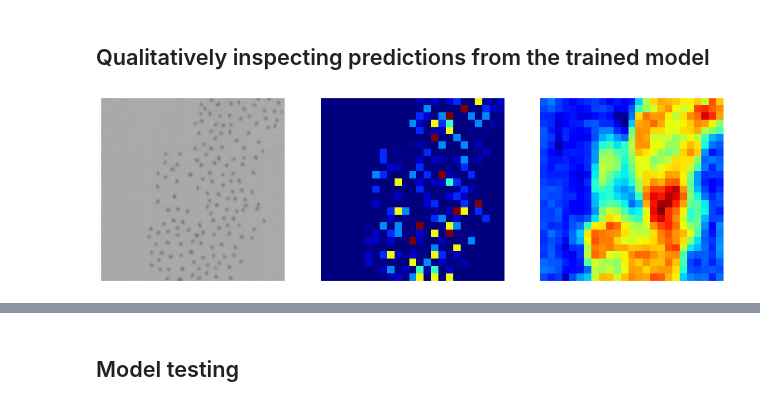
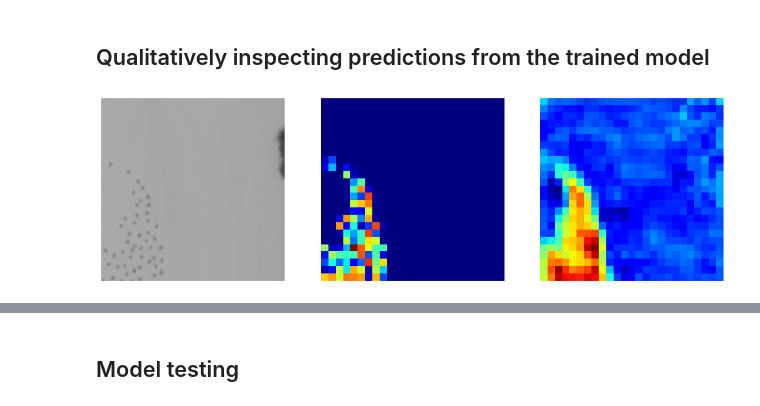
Before and after one commit to emiliolr/counting-cranes, a Jupyter notebook: density_estimation/ASPDNet_experiments.ipynb, the cells around one changed output, grey strips where cells are left out. Cells and saved outputs as stored; diff of their text form; code cells hidden in the pictures.

```diff
--- a/density_estimation/ASPDNet_experiments.ipynb
+++ b/density_estimation/ASPDNet_experiments.ipynb
@@ -90,12 +90,14 @@ bird_dataset_train = BirdDataset(root_dir = DATA_FP,
                                  annotation_mode = 'points',
                                  num_tiles = 5,
                                  max_neg_examples = 1,
-                                 tile_size = tile_size)
+                                 tile_size = tile_size,
+                                 sigma = 3)
 bird_dataset_eval = BirdDataset(root_dir = DATA_FP,
                                 transforms = get_transforms(train = False),
                                 tiling_method = 'w_o_overlap', #tiling w/o overlap for validation/testing
                                 annotation_mode = 'points',
-                                tile_size = tile_size)
+                                tile_size = tile_size,
+                                sigma = 3)
 
 #  here, we limit which PARENT images each set gets!
 indices = torch.randperm(len(bird_dataset_train)).tolist()
@@ -157,7 +157,7 @@ model.load_state_dict(torch.load(os.path.join(MODEL_SAVE_FP, 'ASPDNet', save_nam
 pl_model = ASPDNetLightning(model = model, lr = HYPERPARAMETERS['learning_rate'])
 # %%
 #ALTERNATIVE: load the model using a PyTorch Lightning checkpoint
-save_name = 'ASPDNet_freeze_VGG_w_checkpoint_6.24.2021.ckpt'
+save_name = 'ASPDNet_sigma=3_6.25.2021.ckpt'
 model = ASPDNet()
 pl_model = ASPDNetLightning.load_from_checkpoint(os.path.join(MODEL_SAVE_FP, 'ASPDNet', save_name), model = model, lr = HYPERPARAMETERS['learning_rate'])
 # %%
@@ -175,20 +175,20 @@ invTrans = transforms.Compose([transforms.Normalize(mean = [ 0., 0., 0.],
                                ])
 # %%
 #Inspecting predicted densities against images
-index = 3
+index = 5
 img = invTrans(images[index])
 img = (np.moveaxis(img.numpy(), 0, -1) * 255).astype(np.uint8)
 den = preds[index].detach().squeeze(0)
 gt_den = densities[index]
 
 f, axarr = plt.subplots(1, 3, figsize = (15, 10))
 axarr[0].imshow(img)
 axarr[1].imshow(gt_den, cmap = CM.jet)
 axarr[2].imshow(den, cmap = CM.jet)
 for a in axarr:
     a.axis('off')
 # %% [output]
-[figure, old version]
+[figure, new version]
 # %%
 #Checking counts
 print(f'We predicted {int(den.sum())} birds and there are actually {counts[index]} birds in this image')
```
Also changed, not shown: parts of 7 cells of this notebook, 5 other files.
